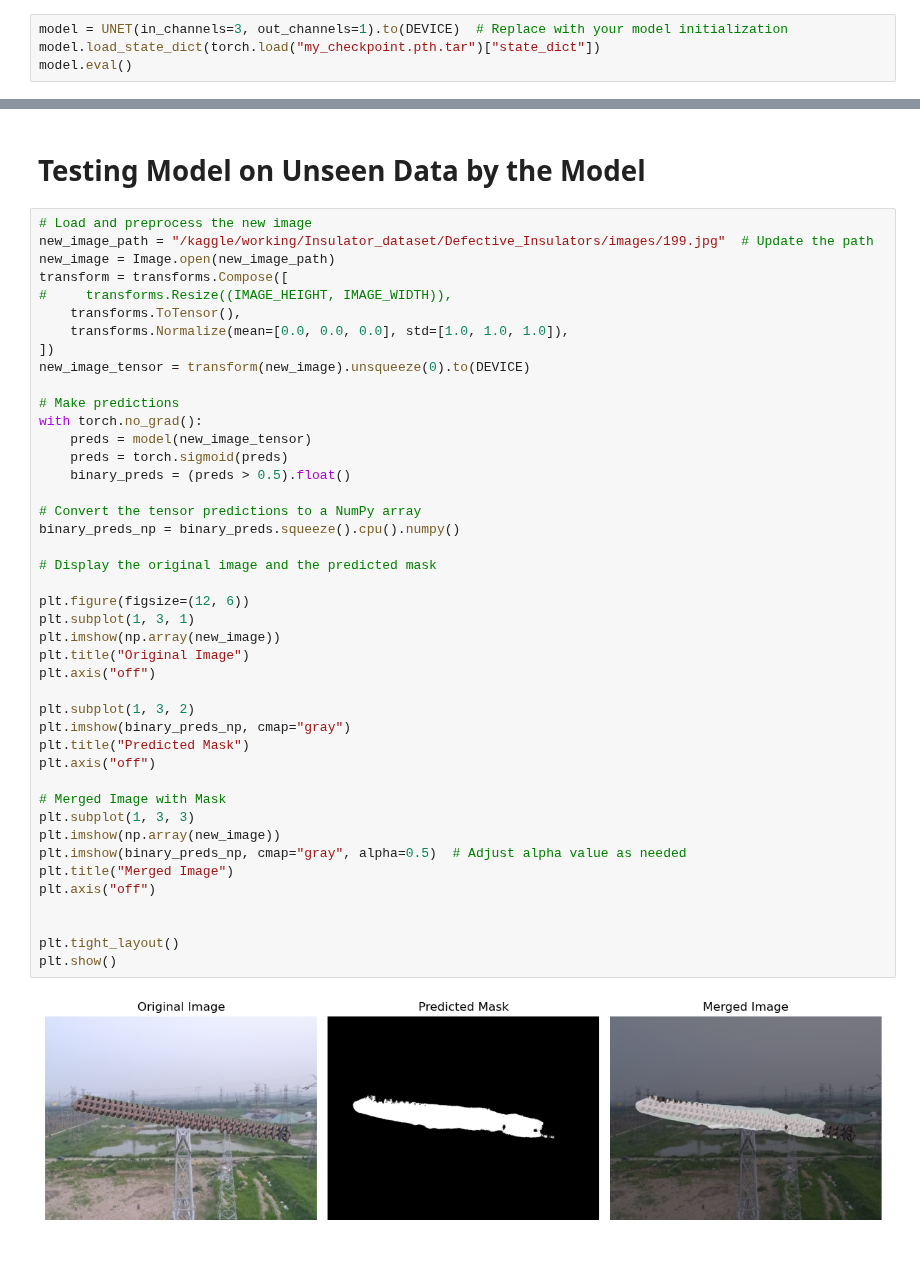
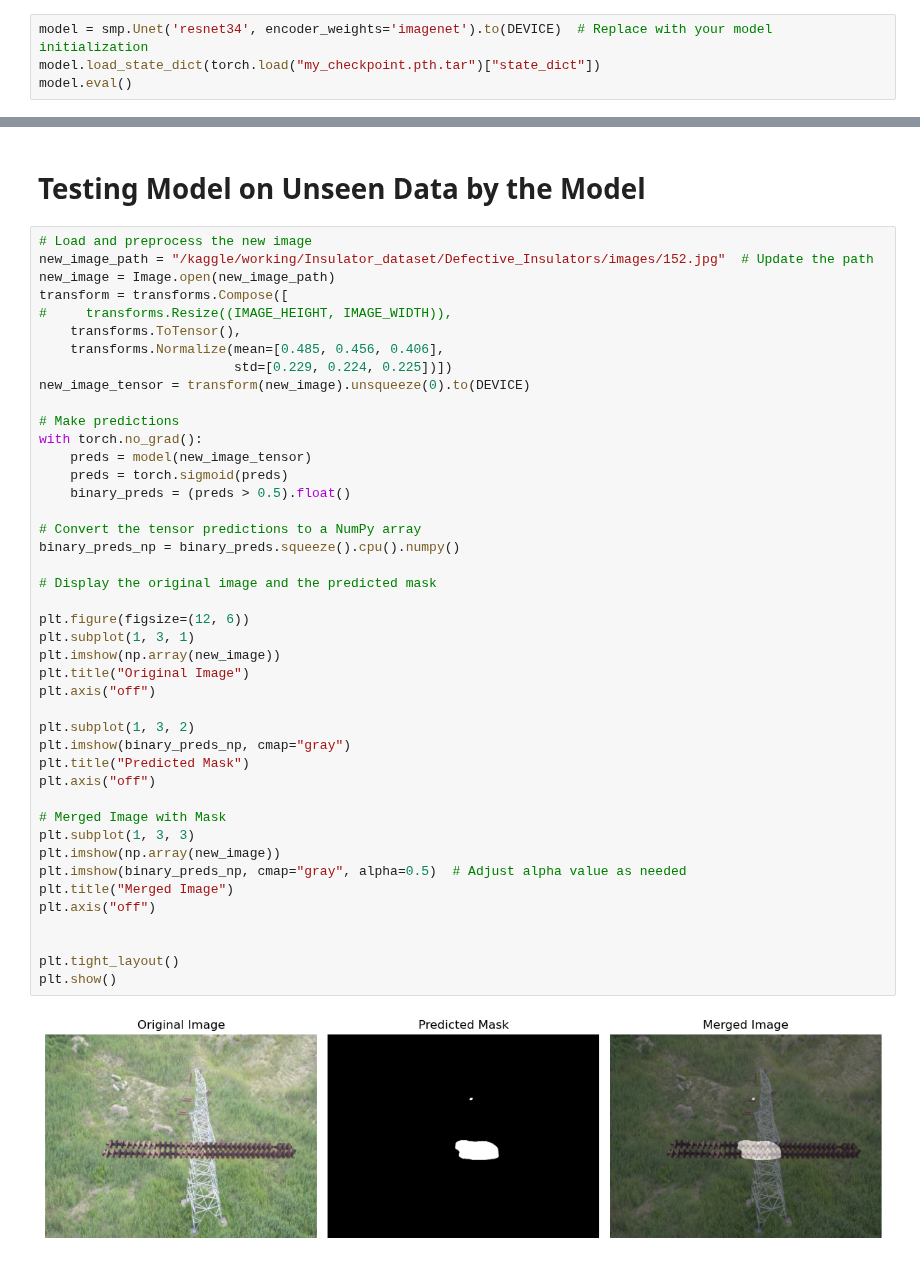
Before and after one commit to ArmanAghania/Kaggle-Notebooks, a Jupyter notebook: insulator-segmentation-with-u-net.ipynb, the cells around one changed output, grey strips where cells are left out. Cells and saved outputs as stored; diff of their text form.

Commit message:
Kaggle Notebook | Insulator Segmentation With U-Net | Version 8

```diff
--- a/insulator-segmentation-with-u-net.ipynb
+++ b/insulator-segmentation-with-u-net.ipynb
@@ -602,7 +568,7 @@ plt.show()
 # %% [markdown]
 # Loading Model to Evaluate
 # %%
-model = UNET(in_channels=3, out_channels=1).to(DEVICE)  # Replace with your model initialization
+model = smp.Unet('resnet34', encoder_weights='imagenet').to(DEVICE)  # Replace with your model initialization
 model.load_state_dict(torch.load("my_checkpoint.pth.tar")["state_dict"])
 model.eval()
 # %% [output]
@@ -627,13 +593,13 @@ UNET(
 # Testing Model on Unseen Data by the Model
 # %%
 # Load and preprocess the new image
-new_image_path = "/kaggle/working/Insulator_dataset/Defective_Insulators/images/199.jpg"  # Update the path
+new_image_path = "/kaggle/working/Insulator_dataset/Defective_Insulators/images/152.jpg"  # Update the path
 new_image = Image.open(new_image_path)
 transform = transforms.Compose([
 #     transforms.Resize((IMAGE_HEIGHT, IMAGE_WIDTH)),
     transforms.ToTensor(),
-    transforms.Normalize(mean=[0.0, 0.0, 0.0], std=[1.0, 1.0, 1.0]),
-])
+    transforms.Normalize(mean=[0.485, 0.456, 0.406],
+                         std=[0.229, 0.224, 0.225])])
 new_image_tensor = transform(new_image).unsqueeze(0).to(DEVICE)
 
 # Make predictions
@@ -642,31 +608,31 @@ with torch.no_grad():
     preds = torch.sigmoid(preds)
     binary_preds = (preds > 0.5).float()
 
 # Convert the tensor predictions to a NumPy array
 binary_preds_np = binary_preds.squeeze().cpu().numpy()
 
 # Display the original image and the predicted mask
 
 plt.figure(figsize=(12, 6))
 plt.subplot(1, 3, 1)
 plt.imshow(np.array(new_image))
 plt.title("Original Image")
 plt.axis("off")
 
 plt.subplot(1, 3, 2)
 plt.imshow(binary_preds_np, cmap="gray")
 plt.title("Predicted Mask")
 plt.axis("off")
 
 # Merged Image with Mask
 plt.subplot(1, 3, 3)
 plt.imshow(np.array(new_image))
 plt.imshow(binary_preds_np, cmap="gray", alpha=0.5)  # Adjust alpha value as needed
 plt.title("Merged Image")
 plt.axis("off")
 
 
 plt.tight_layout()
 plt.show()
 # %% [output]
-[figure, old version]
+[figure, new version]
```
Also changed, not shown: parts of 19 cells of this notebook.
